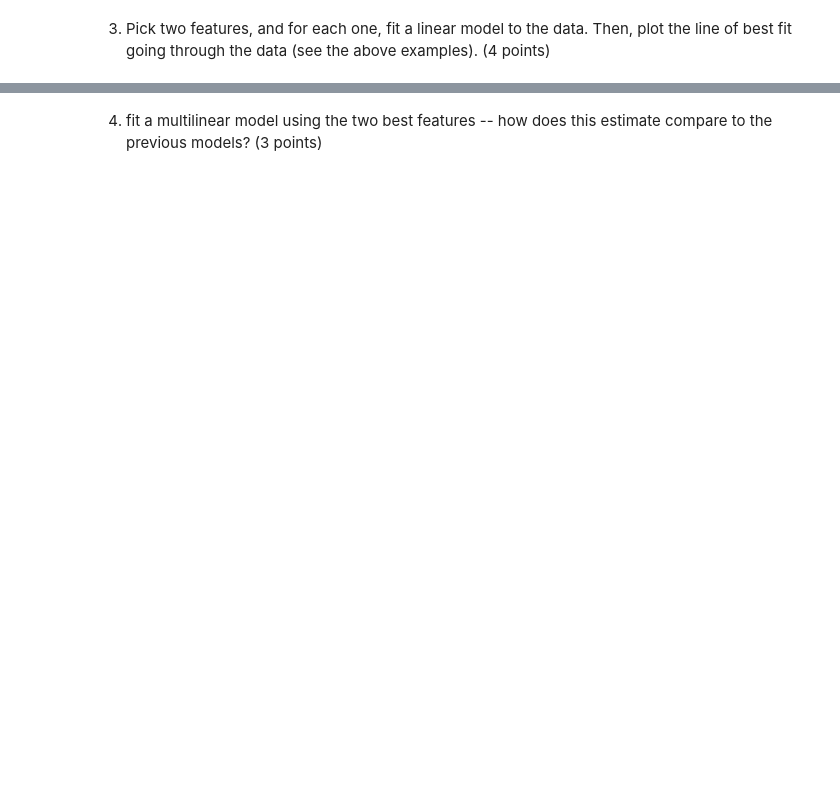
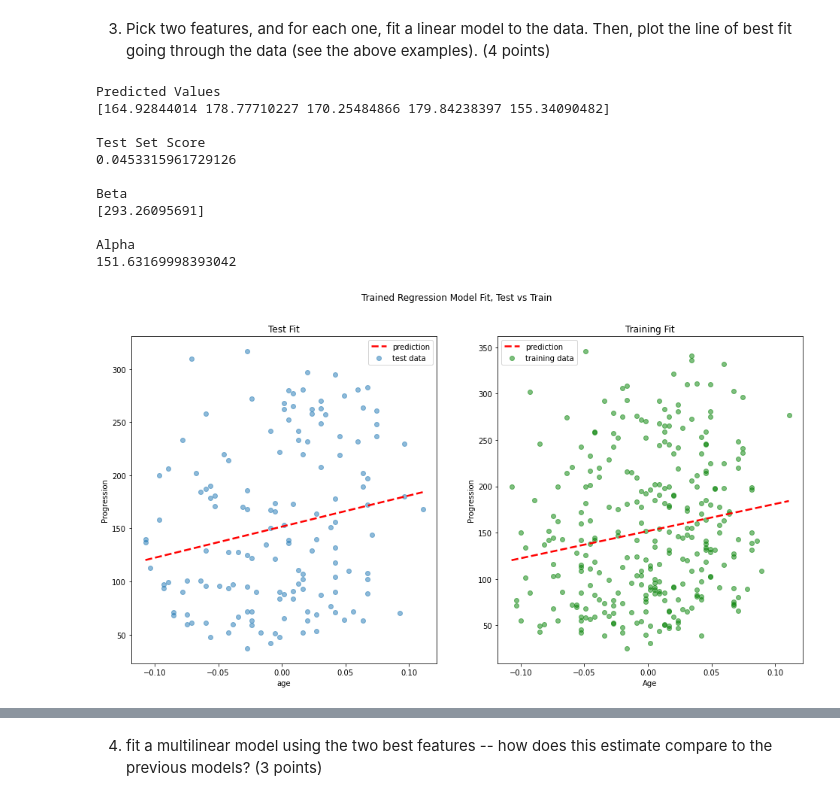
Before and after one commit to nicomoshi/artificial_intelligence, a Jupyter notebook: regression.ipynb, the cells around one changed output, grey strips where cells are left out. Cells and saved outputs as stored; diff of their text form; code cells hidden in the pictures; blank space fills up the shorter version.

```diff
--- a/regression.ipynb
+++ b/regression.ipynb
@@ -639,2 +633,8 @@ df.head()
+# %%
+from sklearn.model_selection import train_test_split
+
+X = df
+y = target["progression"]
+X_train, X_test, y_train, y_test = train_test_split(X[['s1']], y, test_size=0.33, random_state=42)
 # %% [markdown]
 2. Plot a bar chart showing the correlation between features in the training set, and the target values (2 points)
@@ -648,0 +659,57 @@ df.head()
+# %%
+from sklearn import linear_model
+
+X_train, X_test, y_train, y_test = train_test_split(X[['age']], y, test_size=0.33, random_state=42)
+lm = linear_model.LinearRegression()
+model = lm.fit(X_train, y_train)
+
+predictions = lm.predict(X_test)
+print("Predicted Values")
+print(predictions[0:5])
+print()
+
+print("Test Set Score")
+print(lm.score(X_test, y_test))
+print()
+
+print("Beta")
+print(lm.coef_)
+print()
+
+print("Alpha")
+print(lm.intercept_)
+print()
+
+xs = np.linspace(X_test.min(), X_test.max(), 1000)
+ys = lm.predict(xs)
+
+fig,ax = plt.subplots(1,2, figsize=(16,8))
+ax[0].plot(xs, ys, "r--", linewidth=2.5)
+ax[0].scatter(X_test, y_test, alpha=0.5)
+ax[0].set_title("Test Fit")
+ax[0].set_xlabel("age")
+ax[0].set_ylabel("Progression")
+ax[0].legend(["prediction", "test data"])
+
+ax[1].plot(xs, ys, "r--", linewidth=2.5)
+ax[1].scatter(X_train, y_train, c="g", alpha=0.5)
+ax[1].set_title("Training Fit")
+ax[1].set_xlabel("Age")
+ax[1].set_ylabel("Progression")
+ax[1].legend(["prediction", "training data"])
+plt.suptitle("Trained Regression Model Fit, Test vs Train")
+
+plt.show()
+# %% [output]
+Predicted Values
+[164.92844014 178.77710227 170.25484866 179.84238397 155.34090482]
+
+Test Set Score
+0.0453315961729126
+
+Beta
+[293.26095691]
+
+Alpha
+151.63169998393042
+[figure, added]
```
Also changed, not shown: parts of 9 cells of this notebook.
